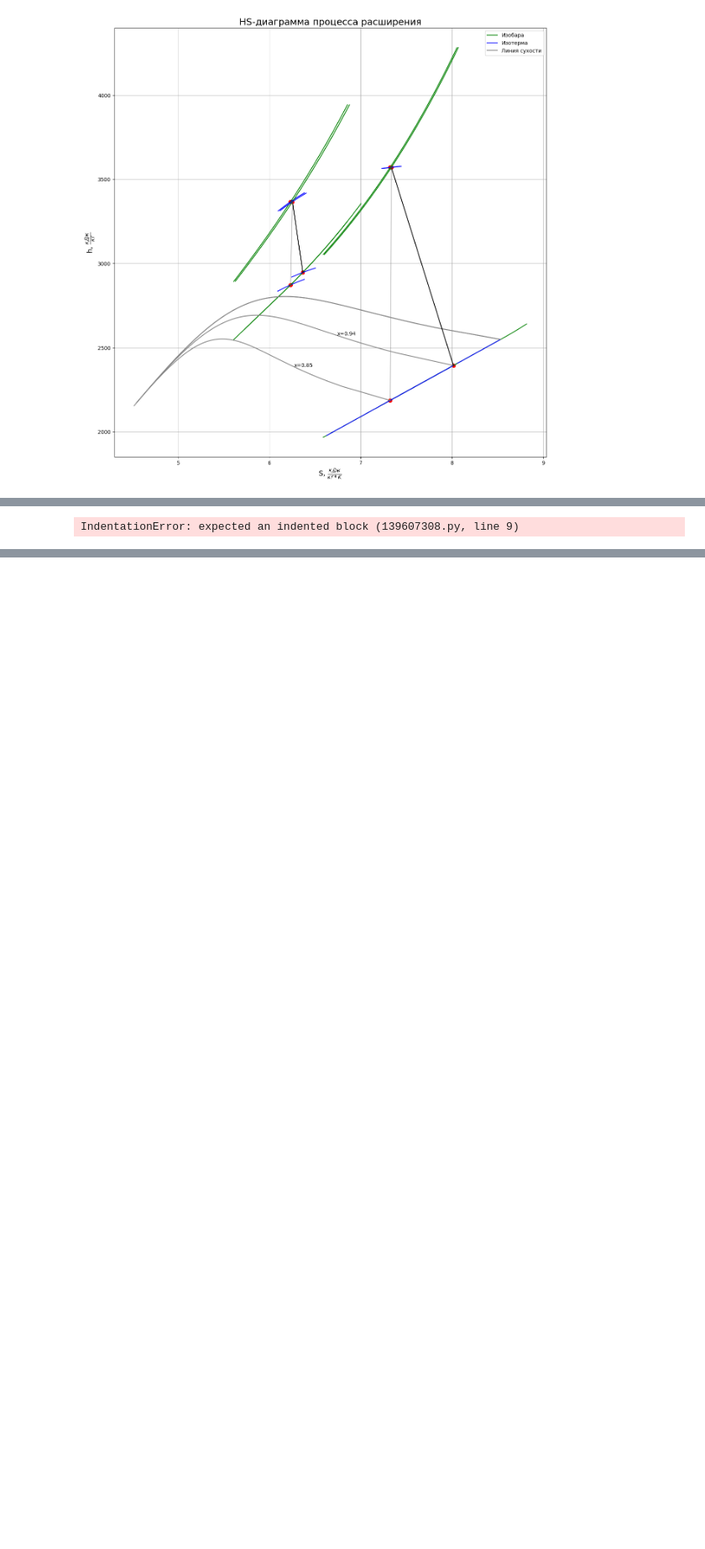
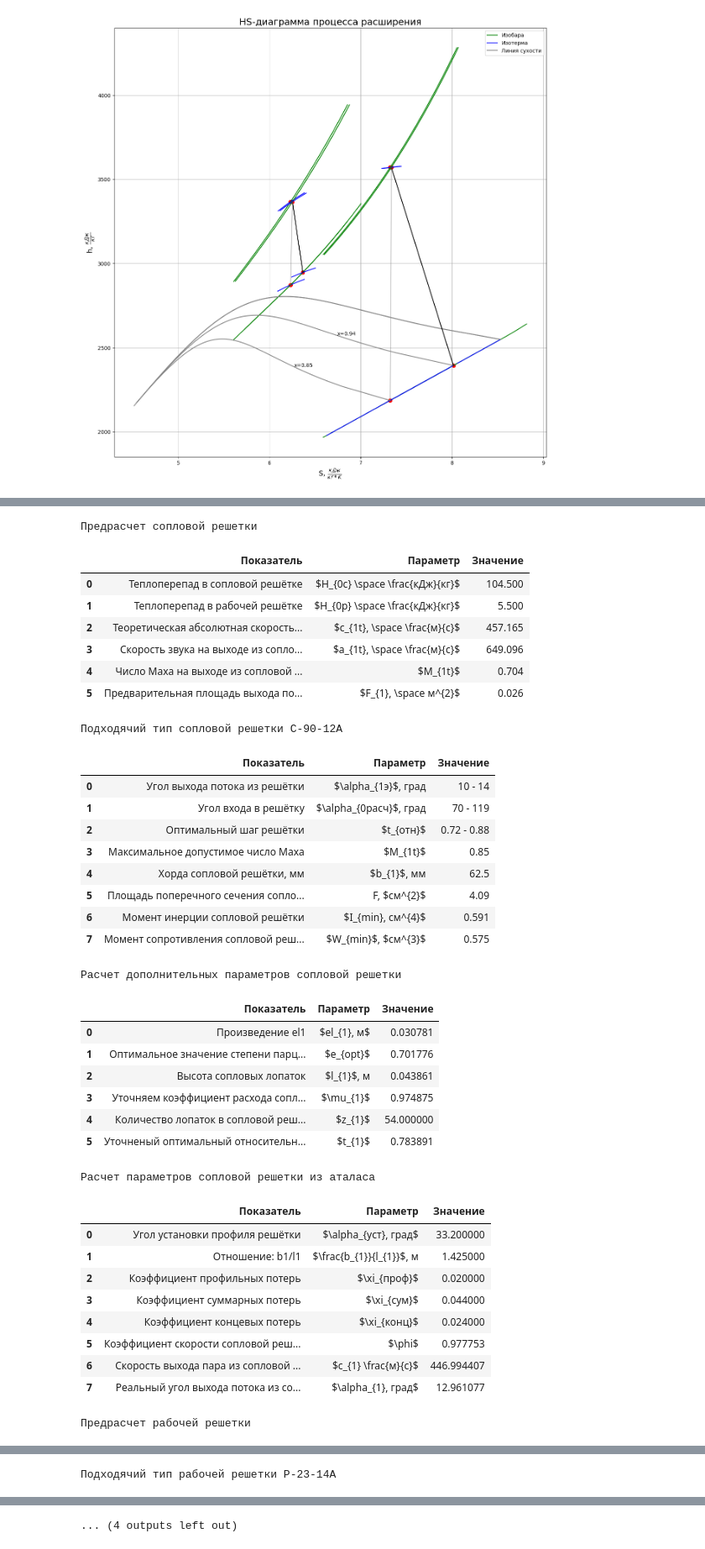
Before and after one commit to BonadykovNM/PythonTurbine, a Jupyter notebook: Курсач/Сoursework.ipynb, the cells around one changed output, grey strips where cells are left out. Shown: that part at 84% size. Saved outputs shown, nothing was run; the diff lists cells and outputs as text; code cells hidden in the pictures; blank space fills up the shorter version.

Commit message:
alpha2

```diff
--- a/Курсач/Сoursework.ipynb
+++ b/Курсач/Сoursework.ipynb
@@ -233,16 +125,40 @@ df2
-# %%
-    mu1 = 0.97
-    F1 = (inlet_mass_flow * np.array(v1t)) / (mu1 * c1t) # Выходная площадь сопловой решетки (пред)
-    alf1_e = 13 # Угол направления скорости
-    el1 = F1 / (np.pi * d_sr * math.sin(math.radians(alf1_e)))# Произведение el1
-    e_opt = 4 * np.sqrt(el1) # Оптимальное значение степени парциальности
-
-
-for i in range(len(e_opt)):
-    if e_opt[i] > 0.85:
-            e_opt[i] = 0.85
-            pass
-    pass
-l1 = el1 / e_opt # Высота сопловых лопаток
-# %% [output]
-IndentationError: expected an indented block (139607308.py, line 9)
+# %%
+Inner_part.data_output(point0, point1, point2, d_sr, n, p, H0[-1], inlet_mass_flow)
+# %% [output]
+Предрасчет сопловой решетки
+|  | Показатель | Параметр | Значение |
+| 0 | Теплоперепад в сопловой решётке | $H_{0c} \space \frac{кДж}{кг}$ | 104.500 |
+| 1 | Теплоперепад в рабочей решётке | $H_{0p} \space \frac{кДж}{кг}$ | 5.500 |
+| 2 | Теоретическая абсолютная скорость... | $c_{1t}, \space \frac{м}{с}$ | 457.165 |
+| 3 | Скорость звука на выходе из сопло... | $a_{1t}, \space \frac{м}{с}$ | 649.096 |
+| 4 | Число Маха на выходе из сопловой ... | $M_{1t}$ | 0.704 |
+| 5 | Предварительная площадь выхода по... | $F_{1}, \space м^{2}$ | 0.026 |
+Подходячий тип сопловой решетки C-90-12A
+|  | Показатель | Параметр | Значение |
+| 0 | Угол выхода потока из решётки | $\alpha_{1э}$, град | 10 - 14 |
+| 1 | Угол входа в решётку | $\alpha_{0расч}$, град | 70 - 119 |
+| 2 | Оптимальный шаг решётки | $t_{отн}$ | 0.72 - 0.88 |
+| 3 | Максимальное допустимое число Маха | $M_{1t}$ | 0.85 |
+| 4 | Хорда сопловой решётки, мм | $b_{1}$, мм | 62.5 |
+| 5 | Площадь поперечного сечения сопло... | F, $см^{2}$ | 4.09 |
+| 6 | Момент инерции сопловой решётки | $I_{min}, см^{4}$ | 0.591 |
+| 7 | Момент сопротивления сопловой реш... | $W_{min}$, $см^{3}$ | 0.575 |
+Расчет дополнительных параметров сопловой решетки
+|  | Показатель | Параметр | Значение |
+| 0 | Произведение el1 | $el_{1}, м$ | 0.030781 |
+| 1 | Оптимальное значение степени парц... | $e_{opt}$ | 0.701776 |
+| 2 | Высота сопловых лопаток | $l_{1}$, м | 0.043861 |
+| 3 | Уточняем коэффициент расхода сопл... | $\mu_{1}$ | 0.974875 |
+| 4 | Количество лопаток в сопловой реш... | $z_{1}$ | 54.000000 |
+| 5 | Уточненый оптимальный относительн... | $t_{1}$ | 0.783891 |
+Расчет параметров сопловой решетки из аталаса
+|  | Показатель | Параметр | Значение |
+| 0 | Угол установки профиля решётки | $\alpha_{уст}, град$ | 33.200000 |
+| 1 | Отношение: b1/l1 | $\frac{b_{1}}{l_{1}}$, м | 1.425000 |
+| 2 | Коэффициент профильных потерь | $\xi_{проф}$ | 0.020000 |
+| 3 | Коэффициент суммарных потерь | $\xi_{сум}$ | 0.044000 |
+| 4 | Коэффициент концевых потерь | $\xi_{конц}$ | 0.024000 |
+| 5 | Коэффициент скорости сопловой реш... | $\phi$ | 0.977753 |
+| 6 | Скорость выхода пара из сопловой ... | $c_{1} \frac{м}{с}$ | 446.994407 |
+| 7 | Реальный угол выхода потока из со... | $\alpha_{1}, град$ | 12.961077 |
+Предрасчет рабочей решетки
@@ -248,0 +173 @@ IndentationError: expected an indented block (139607308.py, line 9)
+Подходячий тип рабочей решетки P-23-14A
@@ -248,0 +183 @@ IndentationError: expected an indented block (139607308.py, line 9)
+... (4 outputs left out)
```
Also changed, not shown: parts of 14 cells of this notebook, 1 other file.
